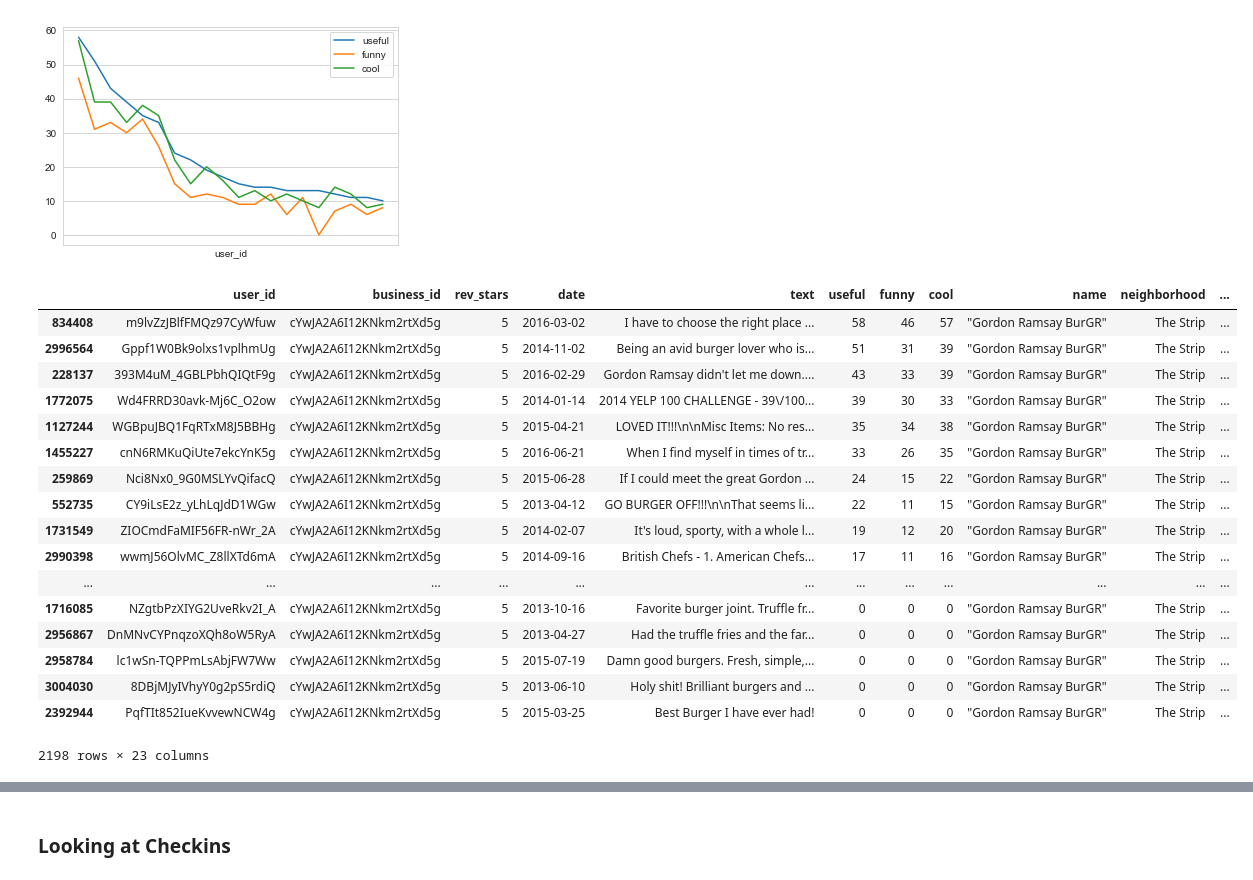
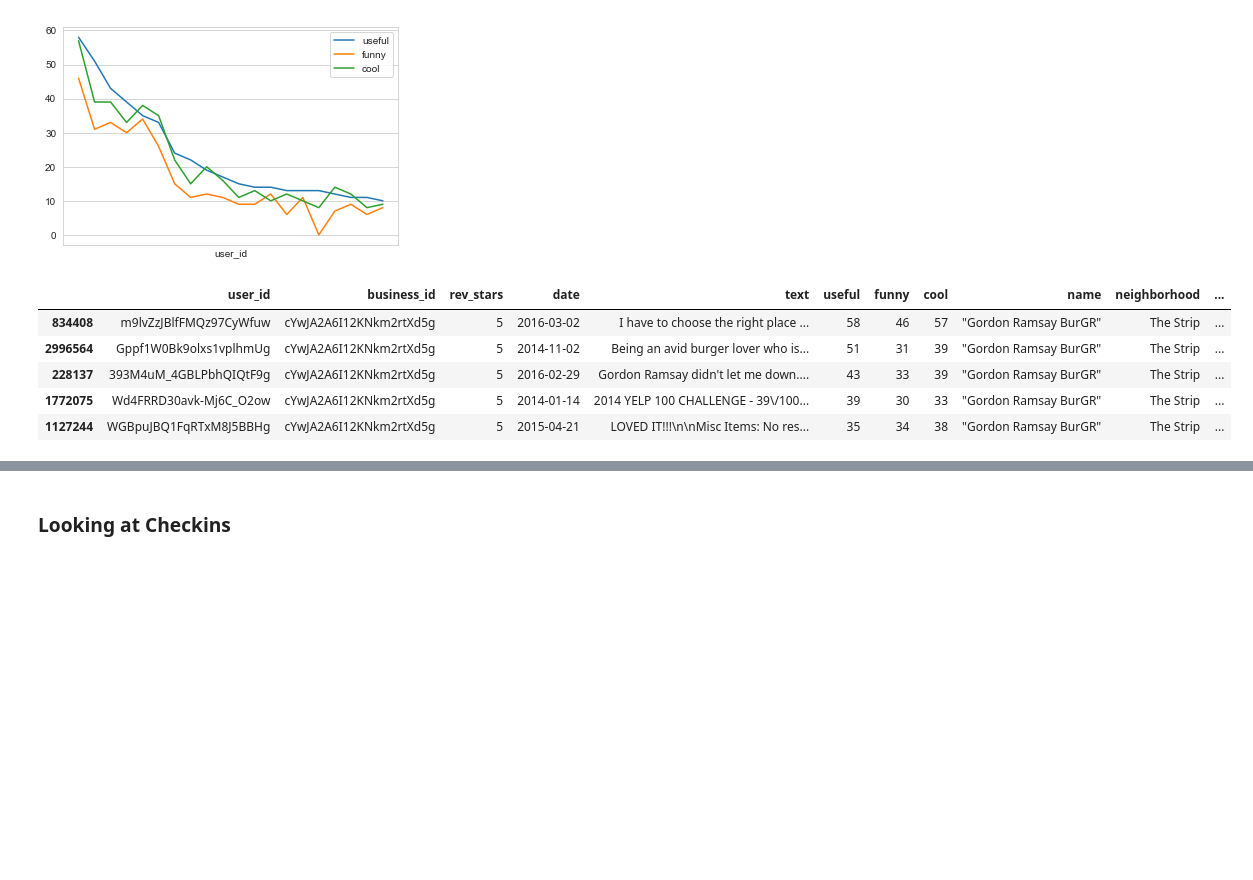
Before and after one commit to dmitriykats1/True-Review, a Jupyter notebook: true_review/notebooks/2.0-dyk-Exploratory_Data_Analysis.ipynb, the cells around one changed output, grey strips where cells are left out. Drawn from its saved outputs; the diff is of its cells as text; code cells hidden in the pictures; blank space fills up the shorter version.

```diff
--- a/true_review/notebooks/2.0-dyk-Exploratory_Data_Analysis.ipynb
+++ b/true_review/notebooks/2.0-dyk-Exploratory_Data_Analysis.ipynb
@@ -369,23 +344,11 @@ plt.xticks([])
 [figure]
 # %%
 #let's sort by useful reviews with a lot of words
-gordon.sort_values(by=['useful','text length'], ascending=False)
+gordon.sort_values(by=['useful','text length'], ascending=False)[0:5]
 # %% [output]
 |  | user_id | business_id | rev_stars | date | text | useful | funny | cool | name | neighborhood | ... |
 | 834408 | m9lvZzJBlfFMQz97CyWfuw | cYwJA2A6I12KNkm2rtXd5g | 5 | 2016-03-02 | I have to choose the right place ... | 58 | 46 | 57 | "Gordon Ramsay BurGR" | The Strip | ... |
 | 2996564 | Gppf1W0Bk9olxs1vplhmUg | cYwJA2A6I12KNkm2rtXd5g | 5 | 2014-11-02 | Being an avid burger lover who is... | 51 | 31 | 39 | "Gordon Ramsay BurGR" | The Strip | ... |
 | 228137 | 393M4uM_4GBLPbhQIQtF9g | cYwJA2A6I12KNkm2rtXd5g | 5 | 2016-02-29 | Gordon Ramsay didn't let me down.... | 43 | 33 | 39 | "Gordon Ramsay BurGR" | The Strip | ... |
 | 1772075 | Wd4FRRD30avk-Mj6C_O2ow | cYwJA2A6I12KNkm2rtXd5g | 5 | 2014-01-14 | 2014 YELP 100 CHALLENGE - 39\/100... | 39 | 30 | 33 | "Gordon Ramsay BurGR" | The Strip | ... |
 | 1127244 | WGBpuJBQ1FqRTxM8J5BBHg | cYwJA2A6I12KNkm2rtXd5g | 5 | 2015-04-21 | LOVED IT!!!\n\nMisc Items: No res... | 35 | 34 | 38 | "Gordon Ramsay BurGR" | The Strip | ... |
-| 1455227 | cnN6RMKuQiUte7ekcYnK5g | cYwJA2A6I12KNkm2rtXd5g | 5 | 2016-06-21 | When I find myself in times of tr... | 33 | 26 | 35 | "Gordon Ramsay BurGR" | The Strip | ... |
-| 259869 | Nci8Nx0_9G0MSLYvQifacQ | cYwJA2A6I12KNkm2rtXd5g | 5 | 2015-06-28 | If I could meet the great Gordon ... | 24 | 15 | 22 | "Gordon Ramsay BurGR" | The Strip | ... |
-| 552735 | CY9iLsE2z_yLhLqJdD1WGw | cYwJA2A6I12KNkm2rtXd5g | 5 | 2013-04-12 | GO BURGER OFF!!!\n\nThat seems li... | 22 | 11 | 15 | "Gordon Ramsay BurGR" | The Strip | ... |
-| 1731549 | ZIOCmdFaMIF56FR-nWr_2A | cYwJA2A6I12KNkm2rtXd5g | 5 | 2014-02-07 | It's loud, sporty, with a whole l... | 19 | 12 | 20 | "Gordon Ramsay BurGR" | The Strip | ... |
-| 2990398 | wwmJ56OlvMC_Z8llXTd6mA | cYwJA2A6I12KNkm2rtXd5g | 5 | 2014-09-16 | British Chefs - 1. American Chefs... | 17 | 11 | 16 | "Gordon Ramsay BurGR" | The Strip | ... |
-| ... | ... | ... | ... | ... | ... | ... | ... | ... | ... | ... | ... |
-| 1716085 | NZgtbPzXIYG2UveRkv2I_A | cYwJA2A6I12KNkm2rtXd5g | 5 | 2013-10-16 | Favorite burger joint. Truffle fr... | 0 | 0 | 0 | "Gordon Ramsay BurGR" | The Strip | ... |
-| 2956867 | DnMNvCYPnqzoXQh8oW5RyA | cYwJA2A6I12KNkm2rtXd5g | 5 | 2013-04-27 | Had the truffle fries and the far... | 0 | 0 | 0 | "Gordon Ramsay BurGR" | The Strip | ... |
-| 2958784 | lc1wSn-TQPPmLsAbjFW7Ww | cYwJA2A6I12KNkm2rtXd5g | 5 | 2015-07-19 | Damn good burgers. Fresh, simple,... | 0 | 0 | 0 | "Gordon Ramsay BurGR" | The Strip | ... |
-| 3004030 | 8DBjMJyIVhyY0g2pS5rdiQ | cYwJA2A6I12KNkm2rtXd5g | 5 | 2013-06-10 | Holy shit! Brilliant burgers and ... | 0 | 0 | 0 | "Gordon Ramsay BurGR" | The Strip | ... |
-| 2392944 | PqfTIt852IueKvvewNCW4g | cYwJA2A6I12KNkm2rtXd5g | 5 | 2015-03-25 | Best Burger I have ever had! | 0 | 0 | 0 | "Gordon Ramsay BurGR" | The Strip | ... |
-2198 rows × 23 columns
```
Also changed, not shown: parts of 81 cells of this notebook, 4 other files.
